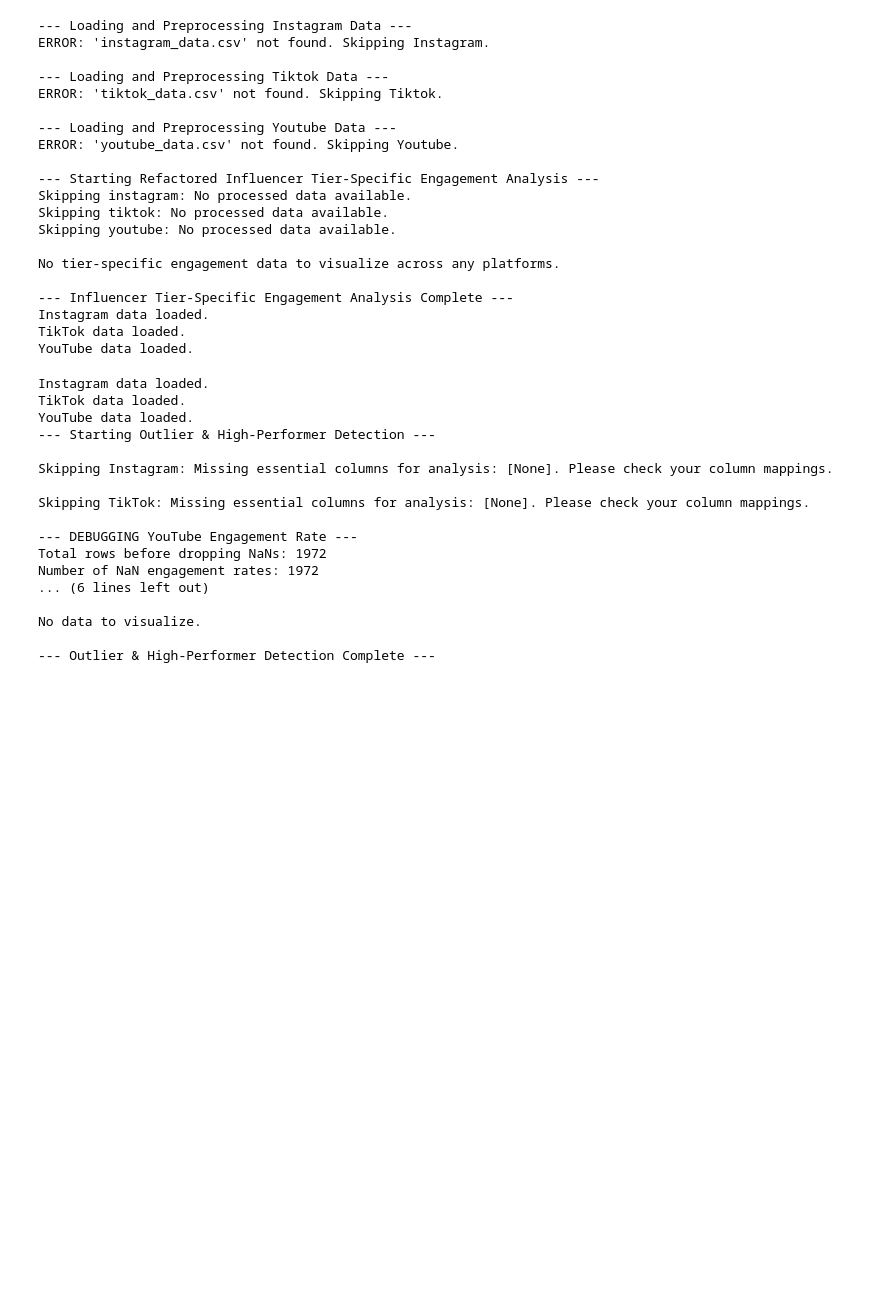
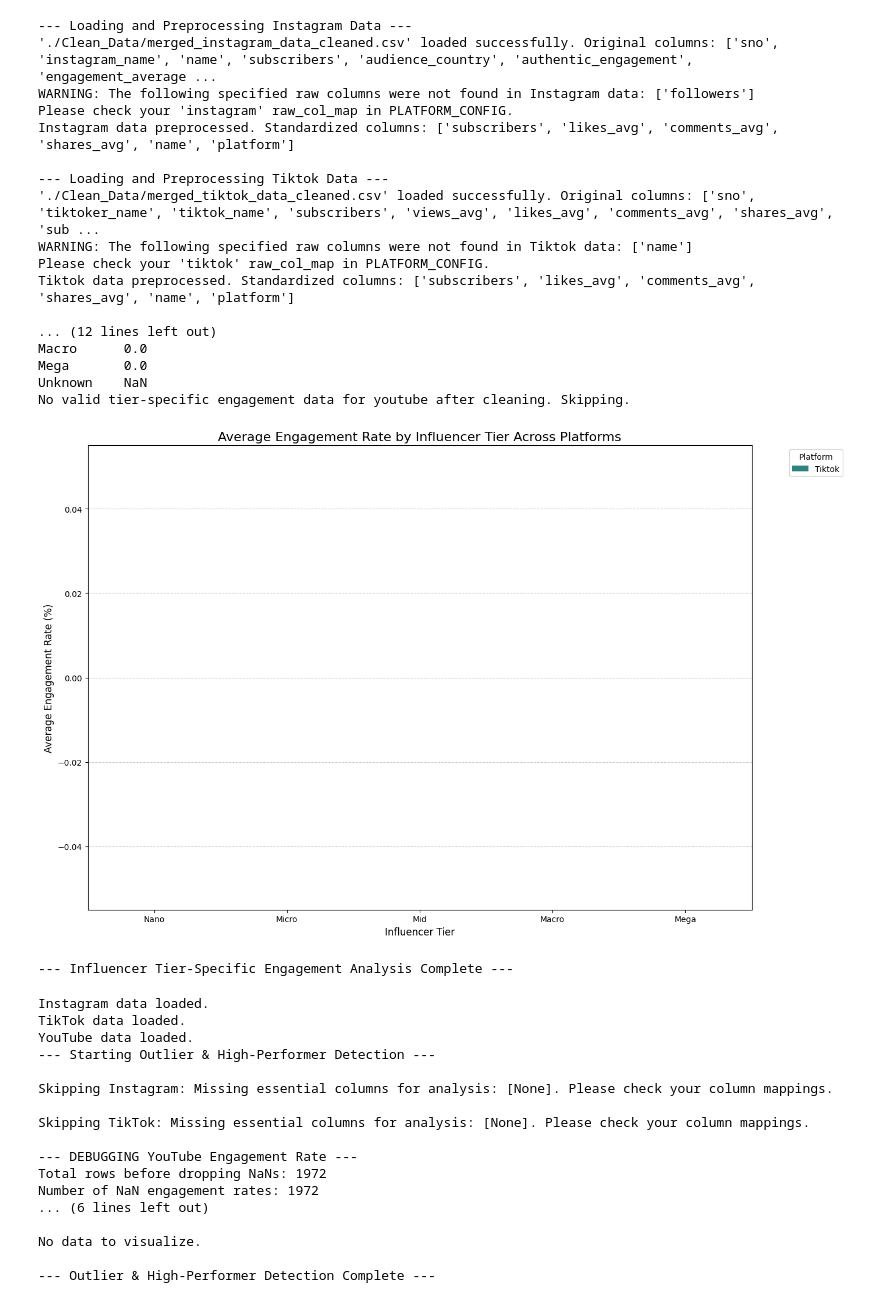
Before and after one commit to AlexOrtiz5/Social_Media, a Jupyter notebook: Social_Media_Outlier.ipynb, the cells around one changed output. Drawn from its saved outputs; the diff is of its cells as text; code cells hidden in the pictures; blank space fills up the shorter version.

Commit message:
Fixed the loading of data

```diff
--- a/Social_Media_Outlier.ipynb
+++ b/Social_Media_Outlier.ipynb
@@ -10,7 +10,7 @@ import matplotlib.pyplot as plt
 # Update these to match your EXACT CSV column headers for each platform.
 PLATFORM_CONFIG = {
     'instagram': {
-        'file_path': 'instagram_data.csv',
+        'file_path': './Clean_Data/merged_instagram_data_cleaned.csv',
         'raw_col_map': {
             'subscribers': 'followers',        # <--- UPDATE THIS
             'likes_avg': 'authentic_engagement', # <--- UPDATE THIS
@@ -20,7 +20,7 @@ PLATFORM_CONFIG = {
         }
     },
     'tiktok': {
-        'file_path': 'tiktok_data.csv',
+        'file_path': './Clean_Data/merged_tiktok_data_cleaned.csv',
         'raw_col_map': {
             'subscribers': 'followers',        # <--- UPDATE THIS
             'likes_avg': 'likes_avg',
@@ -30,7 +30,7 @@ PLATFORM_CONFIG = {
         }
     },
     'youtube': {
-        'file_path': 'youtube_data.csv',
+        'file_path': './Clean_Data/merged_youtube_data_cleaned.csv',
         'raw_col_map': {
             'subscribers': 'subscribers',      # <--- UPDATE THIS
             'likes_avg': 'avg_likes',
@@ -220,73 +220,48 @@ def analyze_tier_engagement_refactored(processed_dataframes):
             print("\nNo valid data for plotting after filtering for platforms with enough data points.")
     else:
         print("\nNo tier-specific engagement data to visualize across any platforms.")
 
     print("\n--- Influencer Tier-Specific Engagement Analysis Complete ---")
 
 
 # --- Main Execution Flow ---
 if __name__ == "__main__":
     processed_dfs = {}
     for platform, config in PLATFORM_CONFIG.items():
         processed_dfs[platform] = load_and_preprocess_data(platform, config)
 
     # Now you can pass these standardized dataframes to any analysis function
     analyze_tier_engagement_refactored(processed_dfs)
 
     # You could also call the Overlap analysis here, passing the processed_dfs values:
     # from your_overlap_analysis_script import analyze_influencer_overlap # if in separate file
     # analyze_influencer_overlap(
     #     insta_df=processed_dfs.get('instagram'),
     #     tiktok_df=processed_dfs.get('tiktok'),
     #     youtube_df=processed_dfs.get('youtube'),
     #     # No need to specify col_maps here, as they're now standardized!
     #     # (You would adjust the overlap function to expect standardized names directly)
     # )import pandas as pd
-    # --- EXAMPLE DATA LOADING (REPLACE WITH YOUR ACTUAL DATA) ---
-    try:
-        # Ensure these columns exist in your Instagram data
-        insta_df = pd.read_csv('./Clean_Data/merged_instagram_data_cleaned.csv')
-        print("Instagram data loaded.")
-    except FileNotFoundError:
-        print("instagram_data.csv not found. Please check the file path.")
-        insta_df = None
-
-    try:
-        # Ensure these columns exist in your TikTok data
-        tiktok_df = pd.read_csv('./Clean_Data/merged_tiktok_data_cleaned.csv')
-        print("TikTok data loaded.")
-    except FileNotFoundError:
-        print("tiktok_data.csv not found. Please check the file path.")
-        tiktok_df = None
-
-    try:
-        # Ensure these columns exist in your YouTube data
-        youtube_df = pd.read_csv('./Clean_Data/merged_youtube_data_cleaned.csv')
-        print("YouTube data loaded.")
-    except FileNotFoundError:
-        print("youtube_data.csv not found. Please check the file path.")
-        youtube_df = None
 # %% [output]
 --- Loading and Preprocessing Instagram Data ---
-ERROR: 'instagram_data.csv' not found. Skipping Instagram.
+'./Clean_Data/merged_instagram_data_cleaned.csv' loaded successfully. Original columns: ['sno', 'instagram_name', 'name', 'subscribers', 'audience_country', 'authentic_engagement', 'engagement_average ...
+WARNING: The following specified raw columns were not found in Instagram data: ['followers']
+Please check your 'instagram' raw_col_map in PLATFORM_CONFIG.
+Instagram data preprocessed. Standardized columns: ['subscribers', 'likes_avg', 'comments_avg', 'shares_avg', 'name', 'platform']
 
 --- Loading and Preprocessing Tiktok Data ---
-ERROR: 'tiktok_data.csv' not found. Skipping Tiktok.
+'./Clean_Data/merged_tiktok_data_cleaned.csv' loaded successfully. Original columns: ['sno', 'tiktoker_name', 'tiktok_name', 'subscribers', 'views_avg', 'likes_avg', 'comments_avg', 'shares_avg', 'sub ...
+WARNING: The following specified raw columns were not found in Tiktok data: ['name']
+Please check your 'tiktok' raw_col_map in PLATFORM_CONFIG.
+Tiktok data preprocessed. Standardized columns: ['subscribers', 'likes_avg', 'comments_avg', 'shares_avg', 'name', 'platform']
 
---- Loading and Preprocessing Youtube Data ---
-ERROR: 'youtube_data.csv' not found. Skipping Youtube.
-
---- Starting Refactored Influencer Tier-Specific Engagement Analysis ---
-Skipping instagram: No processed data available.
-Skipping tiktok: No processed data available.
-Skipping youtube: No processed data available.
-
-No tier-specific engagement data to visualize across any platforms.
-
---- Influencer Tier-Specific Engagement Analysis Complete ---
-Instagram data loaded.
-TikTok data loaded.
-YouTube data loaded.
+... (12 lines left out)
+Macro      0.0
+Mega       0.0
+Unknown    NaN
+No valid tier-specific engagement data for youtube after cleaning. Skipping.
+[figure, added]
+--- Influencer Tier-Specific Engagement Analysis Complete ---
 # %%
 import pandas as pd
 import seaborn as sns
```
